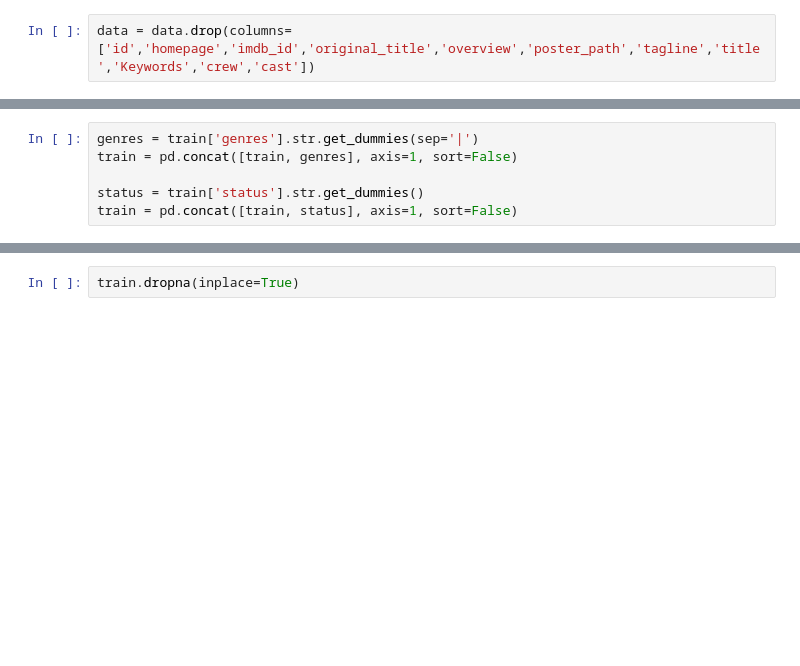
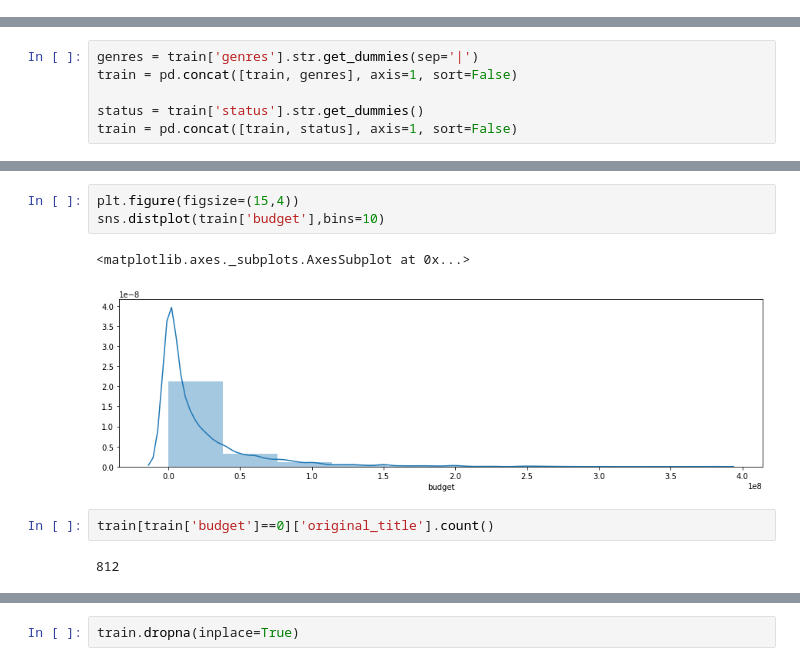
Before and after one commit to CKManoj012/Projects, a Jupyter notebook: TMDB Box office Collection.ipynb, the cells around one changed output, grey strips where cells are left out. Drawn from its saved outputs; the diff is of its cells as text; blank space fills up the shorter version.

```diff
--- a/TMDB Box office Collection.ipynb
+++ b/TMDB Box office Collection.ipynb
@@ -29,5 +26,3 @@ There are many variables which may not be usefull for the Revenue prediction as
-# %%
-data = data.drop(columns=['id','homepage','imdb_id','original_title','overview','poster_path','tagline','title','Keywords','crew','cast'])
 # %%
 data.dtypes
 # %% [output]
@@ -551,0 +582,10 @@ train = pd.concat([train, status], axis=1, sort=False)
+# %%
+plt.figure(figsize=(15,4))
+sns.distplot(train['budget'],bins=10)
+# %% [output]
+<matplotlib.axes._subplots.AxesSubplot at 0x...>
+[figure, added]
+# %%
+train[train['budget']==0]['original_title'].count()
+# %% [output]
+812
```
Also changed, not shown: parts of 59 cells of this notebook.
